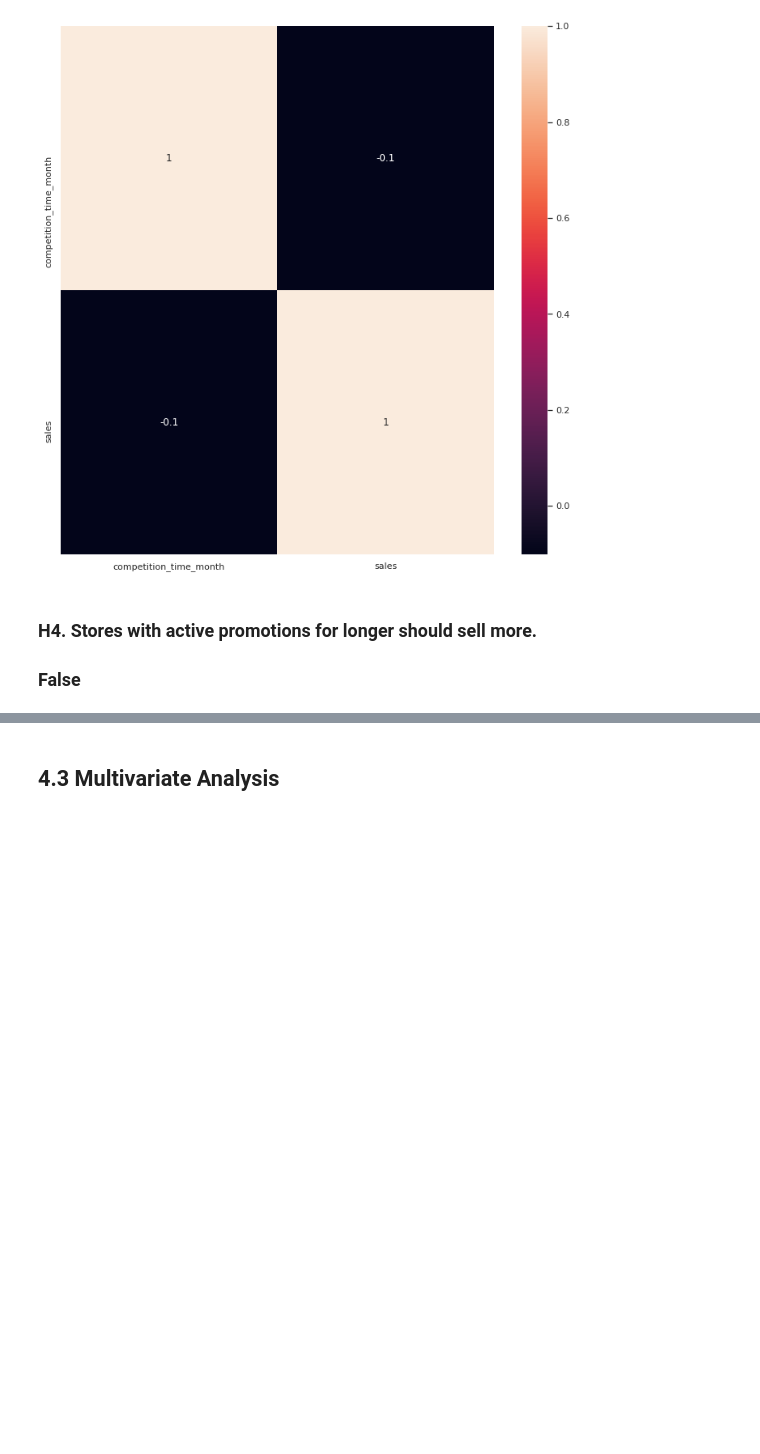
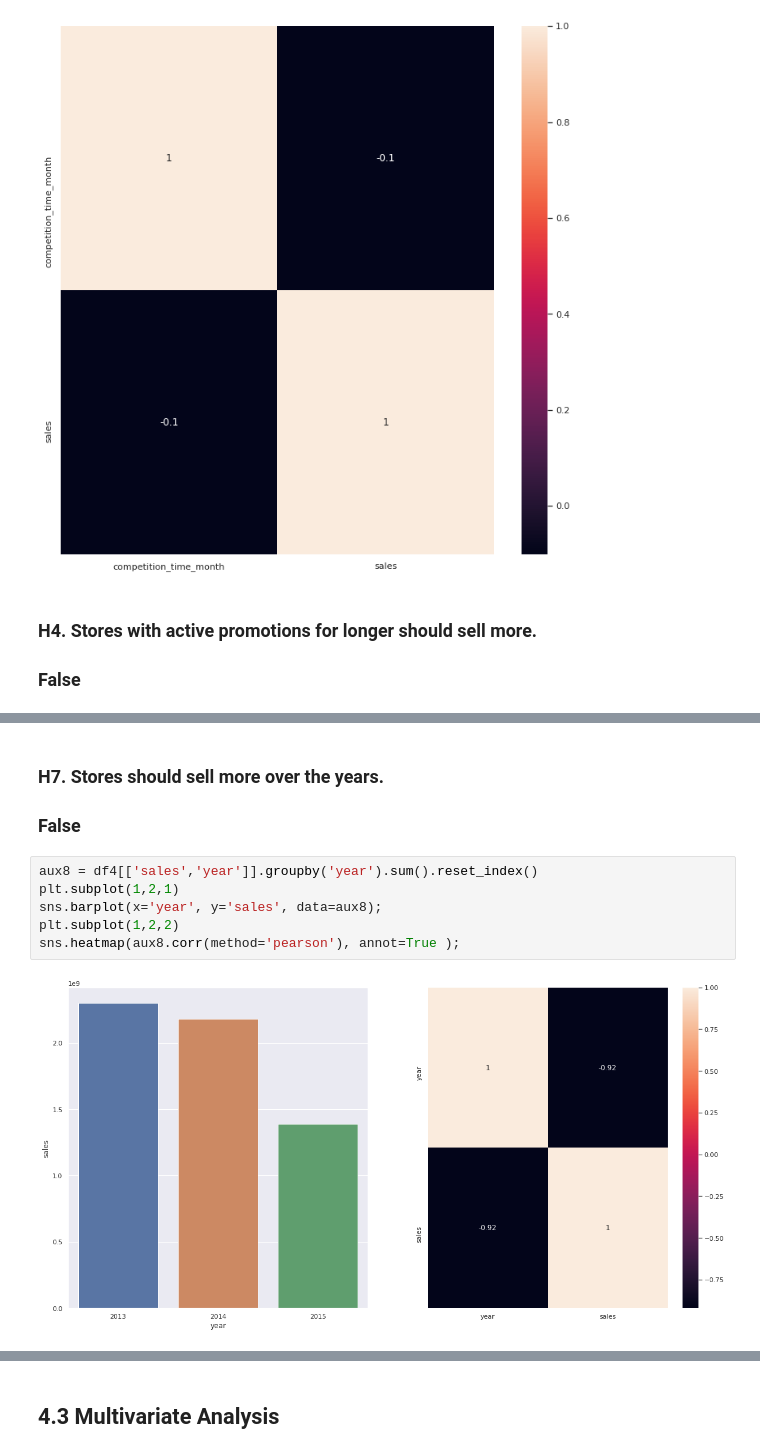
Before and after one commit to Alexandre-Magno/rossmann_sales, a Jupyter notebook: Ciclo_01_rossmann.ipynb, the cells around one changed output, grey strips where cells are left out. Cells and saved outputs as stored; diff of their text form; blank space fills up the shorter version.

```diff
--- a/Ciclo_01_rossmann.ipynb
+++ b/Ciclo_01_rossmann.ipynb
@@ -567,0 +715,11 @@ ax.legend( labels=['Tradicional & Extendida', 'Extendida']);
+# %% [markdown]
+### **H7.** Stores should sell more over the years.
+### **False**
+# %%
+aux8 = df4[['sales','year']].groupby('year').sum().reset_index()
+plt.subplot(1,2,1)
+sns.barplot(x='year', y='sales', data=aux8);
+plt.subplot(1,2,2)
+sns.heatmap(aux8.corr(method='pearson'), annot=True );
+# %% [output]
+[figure, added]
```
Also changed, not shown: parts of 79 cells of this notebook.
